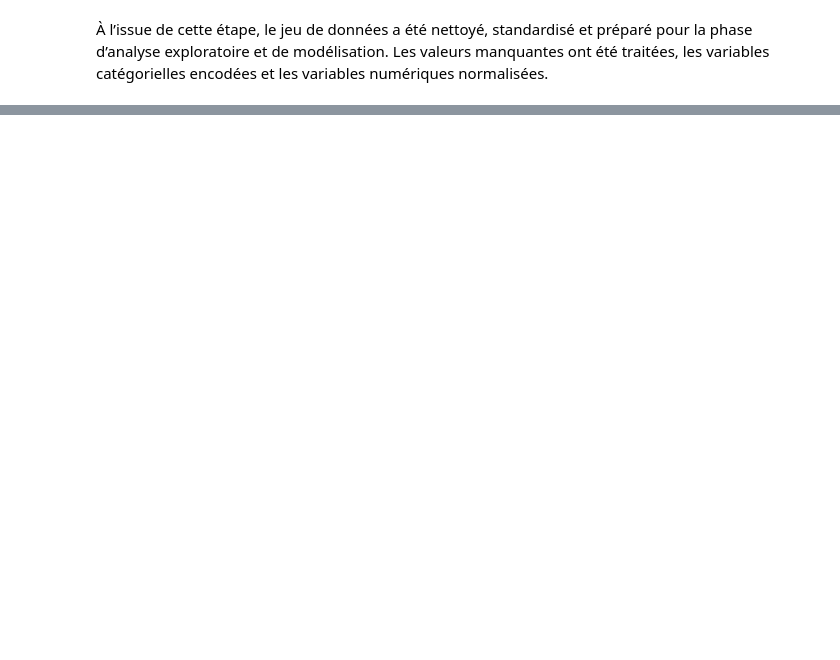
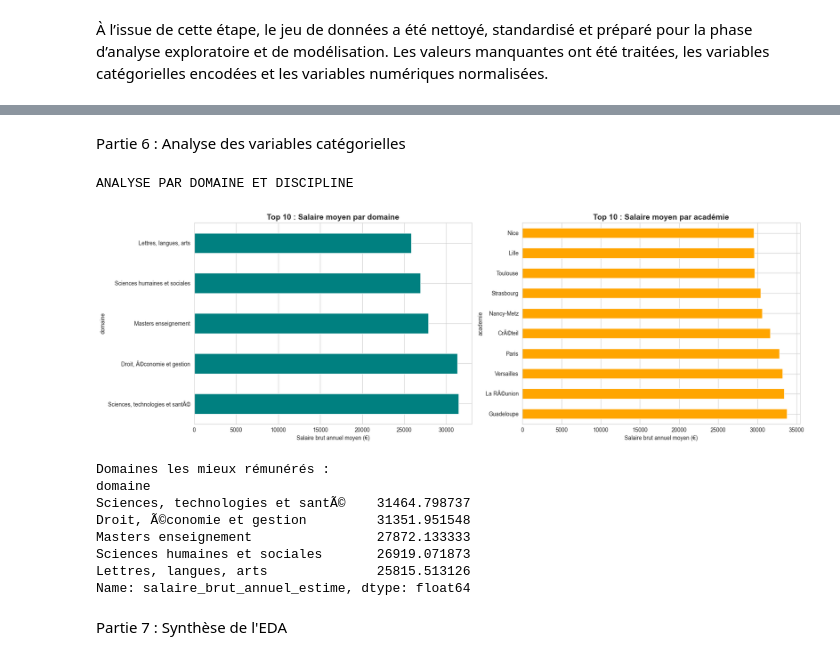
Before and after one commit to Sihtta/AAS, a Jupyter notebook: notebooks/01_analyse_master.ipynb, the cells around one changed output, grey strips where cells are left out. Drawn from its saved outputs; the diff is of its cells as text; code cells hidden in the pictures; blank space fills up the shorter version.

```diff
--- a/notebooks/01_analyse_master.ipynb
+++ b/notebooks/01_analyse_master.ipynb
@@ -192,0 +391,38 @@ femmes                                        -6.395221e-17  1.000059
+# %% [markdown]
+Partie 6 : Analyse des variables catégorielles
+# %%
+print("ANALYSE PAR DOMAINE ET DISCIPLINE")
+
+# Salaire moyen par domaine
+fig, axes = plt.subplots(1, 2, figsize=(18, 6))
+
+# Par domaine
+salaire_par_domaine = df.groupby('domaine')['salaire_brut_annuel_estime'].mean().sort_values(ascending=False)
+salaire_par_domaine.head(10).plot(kind='barh', ax=axes[0], color='teal')
+axes[0].set_title('Top 10 : Salaire moyen par domaine', fontsize=14, fontweight='bold')
+axes[0].set_xlabel('Salaire brut annuel moyen (€)')
+
+# Par académie
+salaire_par_academie = df.groupby('academie')['salaire_brut_annuel_estime'].mean().sort_values(ascending=False)
+salaire_par_academie.head(10).plot(kind='barh', ax=axes[1], color='orange')
+axes[1].set_title('Top 10 : Salaire moyen par académie', fontsize=14, fontweight='bold')
+axes[1].set_xlabel('Salaire brut annuel moyen (€)')
+
+plt.tight_layout()
+plt.show()
+
+print("\nDomaines les mieux rémunérés :")
+print(salaire_par_domaine.head(5))
+# %% [output]
+ANALYSE PAR DOMAINE ET DISCIPLINE
+[figure, added]
+Domaines les mieux rémunérés :
+domaine
+Sciences, technologies et santÃ©    31464.798737
+Droit, Ã©conomie et gestion         31351.951548
+Masters enseignement                27872.133333
+Sciences humaines et sociales       26919.071873
+Lettres, langues, arts              25815.513126
+Name: salaire_brut_annuel_estime, dtype: float64
+# %% [markdown]
+Partie 7 : Synthèse de l'EDA
```
Also changed, not shown: parts of 14 cells of this notebook.
